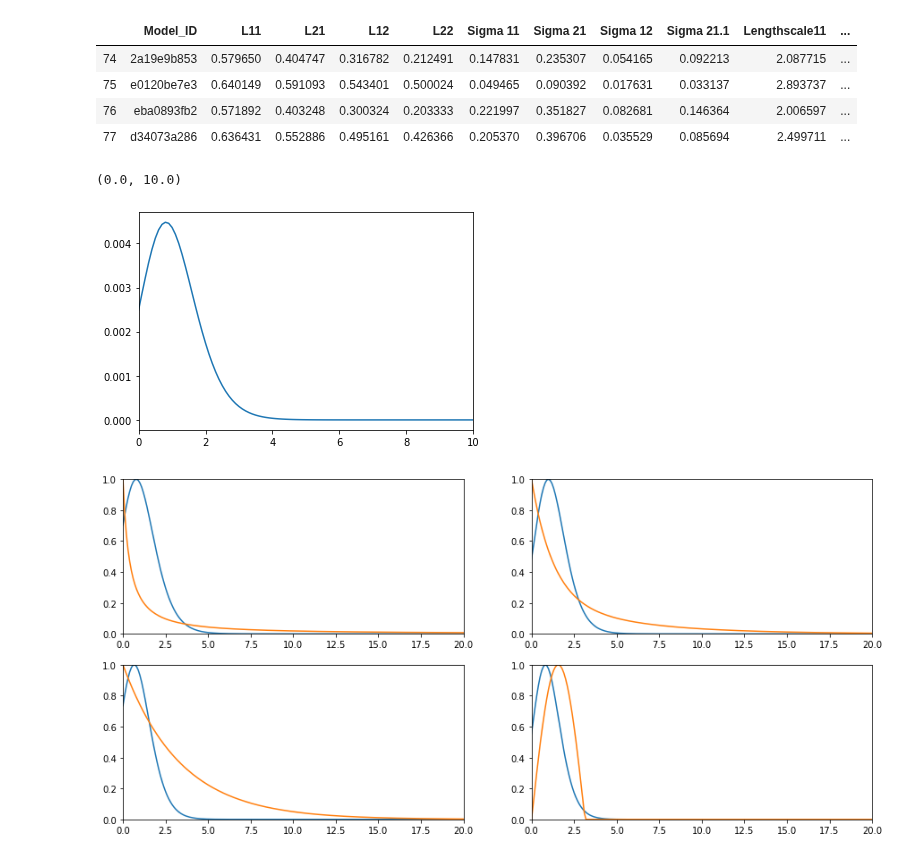
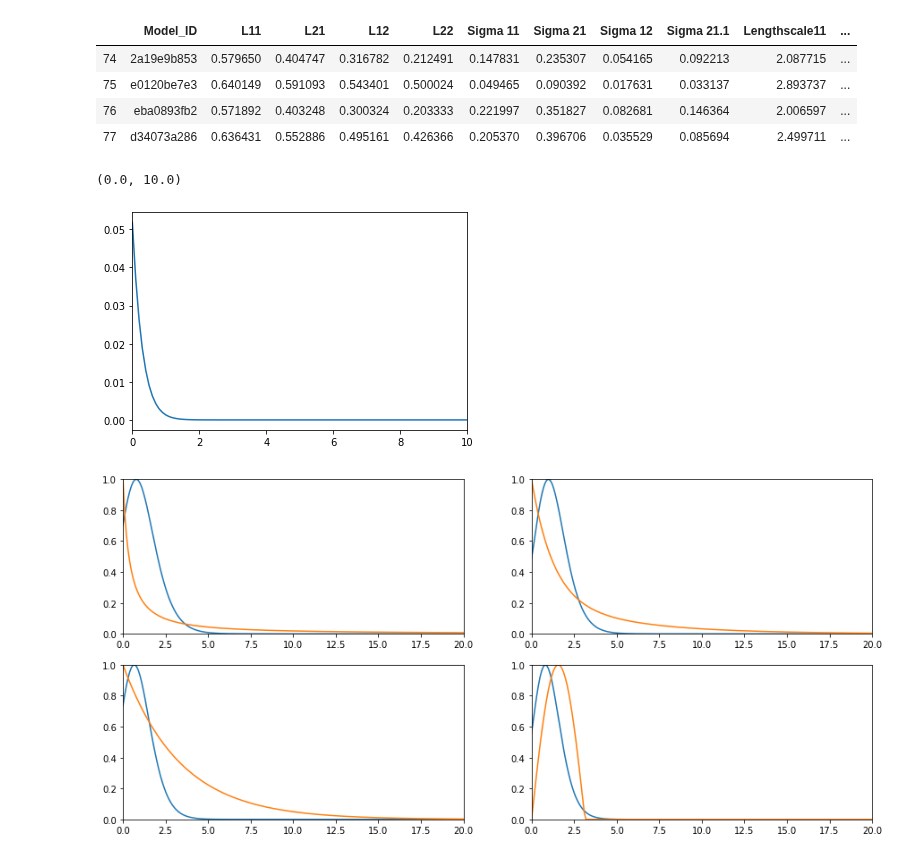
Before and after one commit to yamacisik/gated_kernel_tpp, a Jupyter notebook: kernel_fuctions_experiments.ipynb, the cells around one changed output. Drawn from its saved outputs; the diff is of its cells as text; code cells hidden in the pictures.

```diff
--- a/kernel_fuctions_experiments.ipynb
+++ b/kernel_fuctions_experiments.ipynb
@@ -695,12 +695,12 @@ params.tail(4)
 [params.Model_ID ==model_id].values[0]
 # %%
 i =3
-values = magic_kernel_1(t,sigma = 0.5, lengthscale = 0.426366, alpha = 3.825025)
+values = magic_kernel_1(t,sigma = 0.5, lengthscale = 0.203333, alpha = 1.634544)
 plt.plot(t,values)
 plt.xlim(0,10)
 # %% [output]
 (0.0, 10.0)
-[figure, old version]
+[figure, new version]
 # %%
 
 
```
Also changed, not shown: 1 other file.
